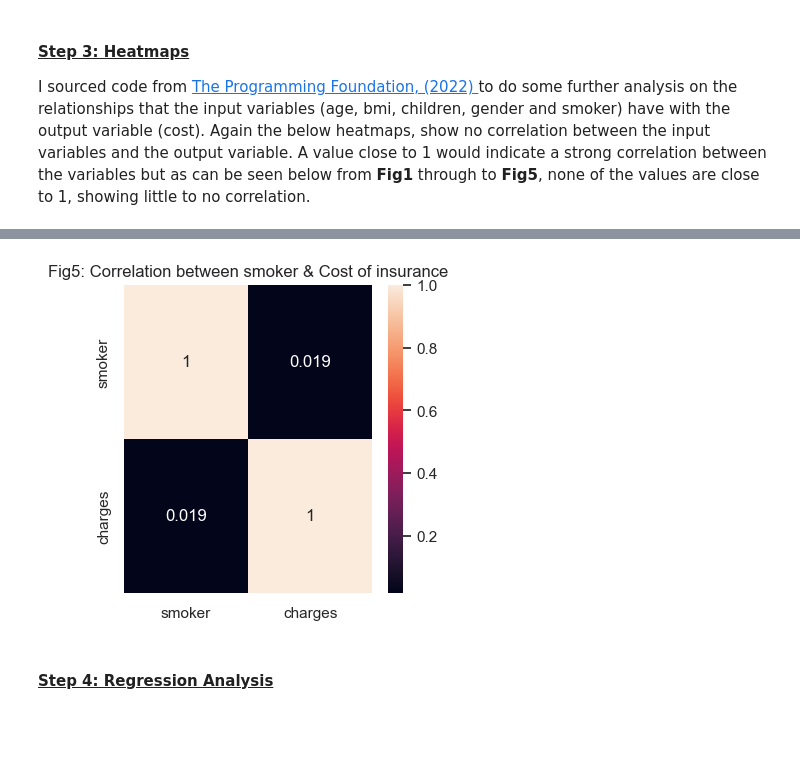
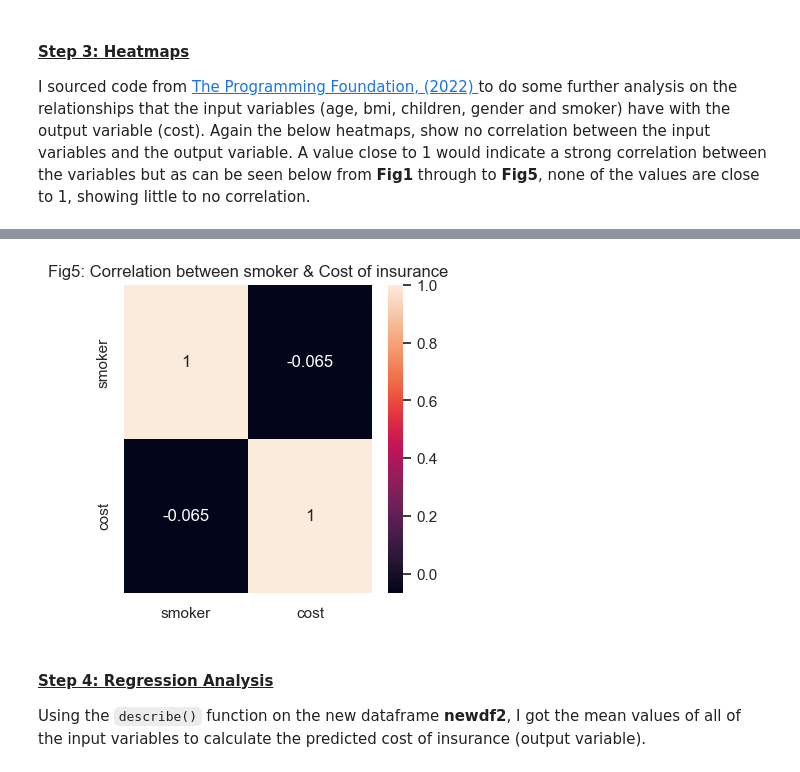
Before and after one commit to OCorry/Programming-for-Data-Analysis-Assessment-2022, a Jupyter notebook: Programming for Data Analysis Project 2022.ipynb, the cells around one changed output, grey strips where cells are left out. Cells and saved outputs as stored; diff of their text form; code cells hidden in the pictures; blank space fills up the shorter version.

```diff
--- a/Programming for Data Analysis Project 2022.ipynb
+++ b/Programming for Data Analysis Project 2022.ipynb
@@ -637,13 +656,15 @@ plt.show()
 # %%
 smokerCost= newdf2[['smoker','cost']]
 sns.set(rc={"figure.figsize":(4, 4)})
-sns.heatmap(smokerCharges.corr(), annot =True).set(
+sns.heatmap(smokerCost.corr(), annot =True).set(
     title="Fig5: Correlation between smoker & Cost of insurance")
 plt.show()
 # %% [output]
-[figure, old version]
+[figure, new version]
 # %% [markdown]
 #### <ins>Step 4: Regression Analysis</ins>
+
+Using the ``describe()`` function on the new dataframe **newdf2**, I got the mean values of all of the input variables to calculate the predicted cost of insurance (output variable).
 # %%
 newdf2.describe()
 # %% [output]
```
Also changed, not shown: parts of 49 cells of this notebook.
